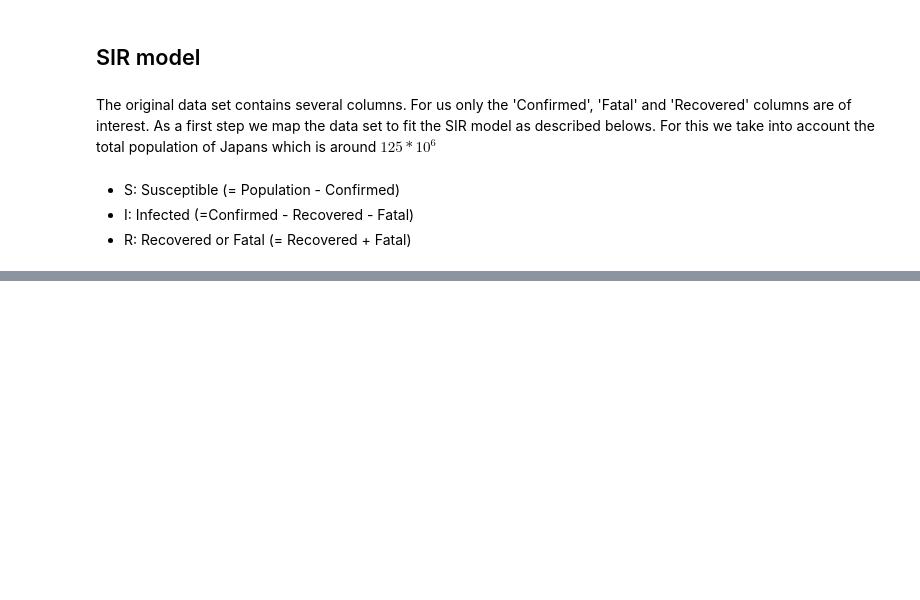
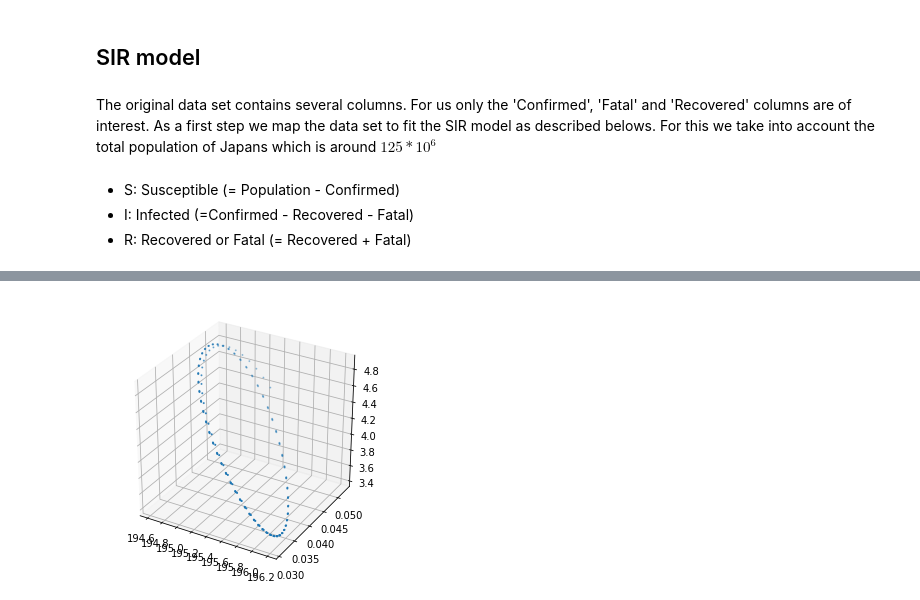
Before and after one commit to clarissanjani/MLCMS_Final-Project, a Jupyter notebook: sir_data.ipynb, the cells around one changed output, grey strips where cells are left out. Cells and saved outputs as stored; diff of their text form; code cells hidden in the pictures; blank space fills up the shorter version.

```diff
--- a/sir_data.ipynb
+++ b/sir_data.ipynb
@@ -29,0 +32,8 @@ print(data)
+# %%
+from mpl_toolkits.mplot3d import Axes3D
+
+fig=plt.figure(figsize=(5,5))
+ax=fig.add_subplot(111,projection="3d")
+ax.scatter(data.y[0], data.y[1], data.y[2], s=1, cmap="bwr");
+# %% [output]
+[figure, added]
```
Also changed, not shown: parts of 5 cells of this notebook, 3 other files.
